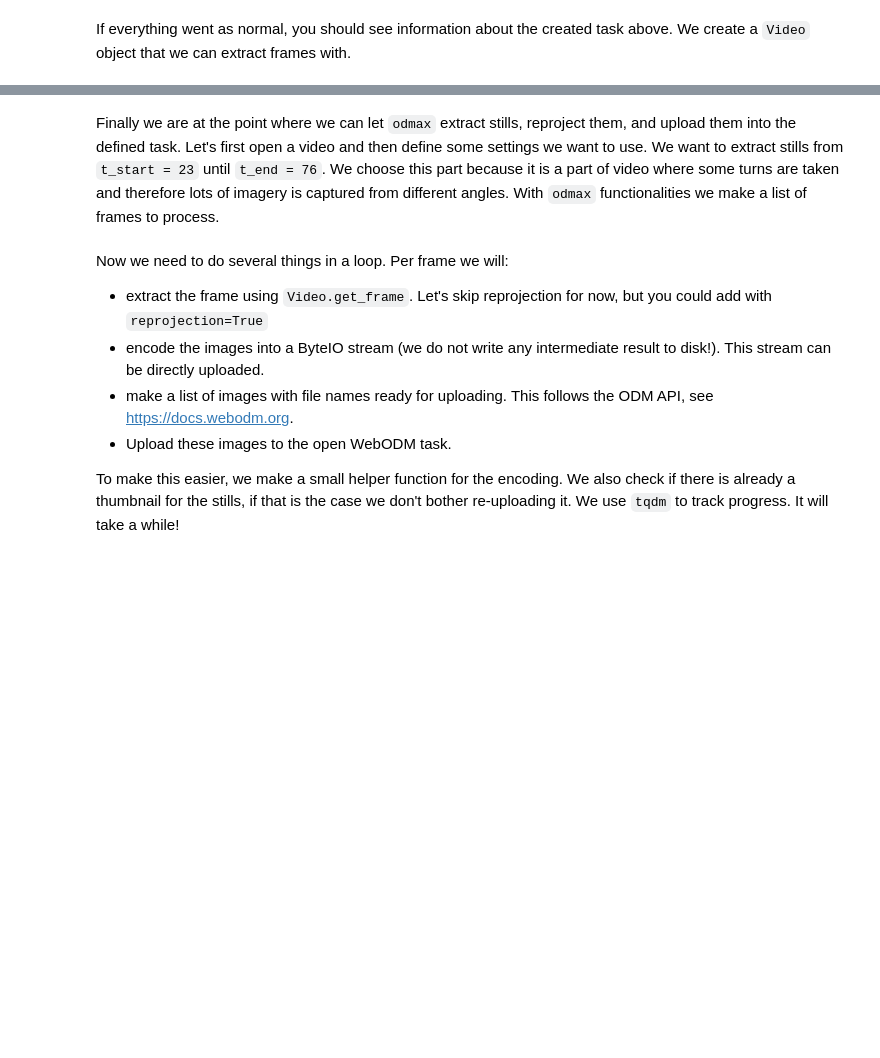
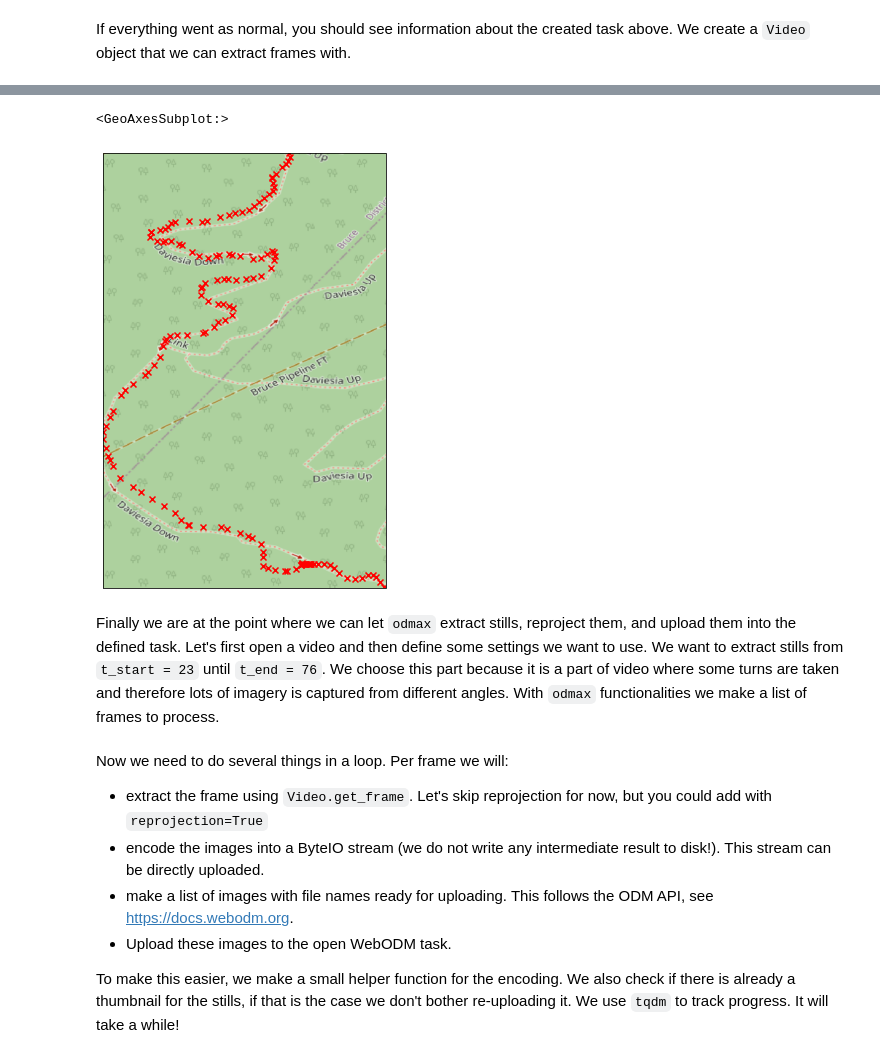
Before and after one commit to localdevices/ODMax, a Jupyter notebook: notebooks/odmax_webodm.ipynb, the cells around one changed output, grey strips where cells are left out. Drawn from its saved outputs; the diff is of its cells as text; code cells hidden in the pictures; blank space fills up the shorter version.

Commit message:
debugged plot_gps #37

```diff
--- a/notebooks/odmax_webodm.ipynb
+++ b/notebooks/odmax_webodm.ipynb
@@ -88,4 +96,10 @@ Video.fps
 
 # Let's have a quick look at the GPS track with the beautiful plotting function for the GPS track. If you have GPS data it'll be plotted
 
-Video.plot_gps()
+Video.plot_gps(
+    geographical=True,
+    tiles="OSM",
+    zoom_level=18,
+    plot_kwargs={"color": "r", "marker": "x"}
+)
+# %% [output]
@@ -92,3 +107,5 @@ Video.plot_gps()
+<GeoAxesSubplot:>
+[figure, added]
 # %% [markdown]
 Finally we are at the point where we can let `odmax` extract stills, reproject them, and upload them into the defined task. Let's first open a video and then define some settings we want to use. We want to extract stills from `t_start = 23` until `t_end = 76`. We choose this part because it is a part of video where some turns are taken and therefore lots of imagery is captured from different angles. With `odmax` functionalities we make a list of frames to process.
 # %%
```
Also changed, not shown: parts of 5 cells of this notebook, 1 other file.
